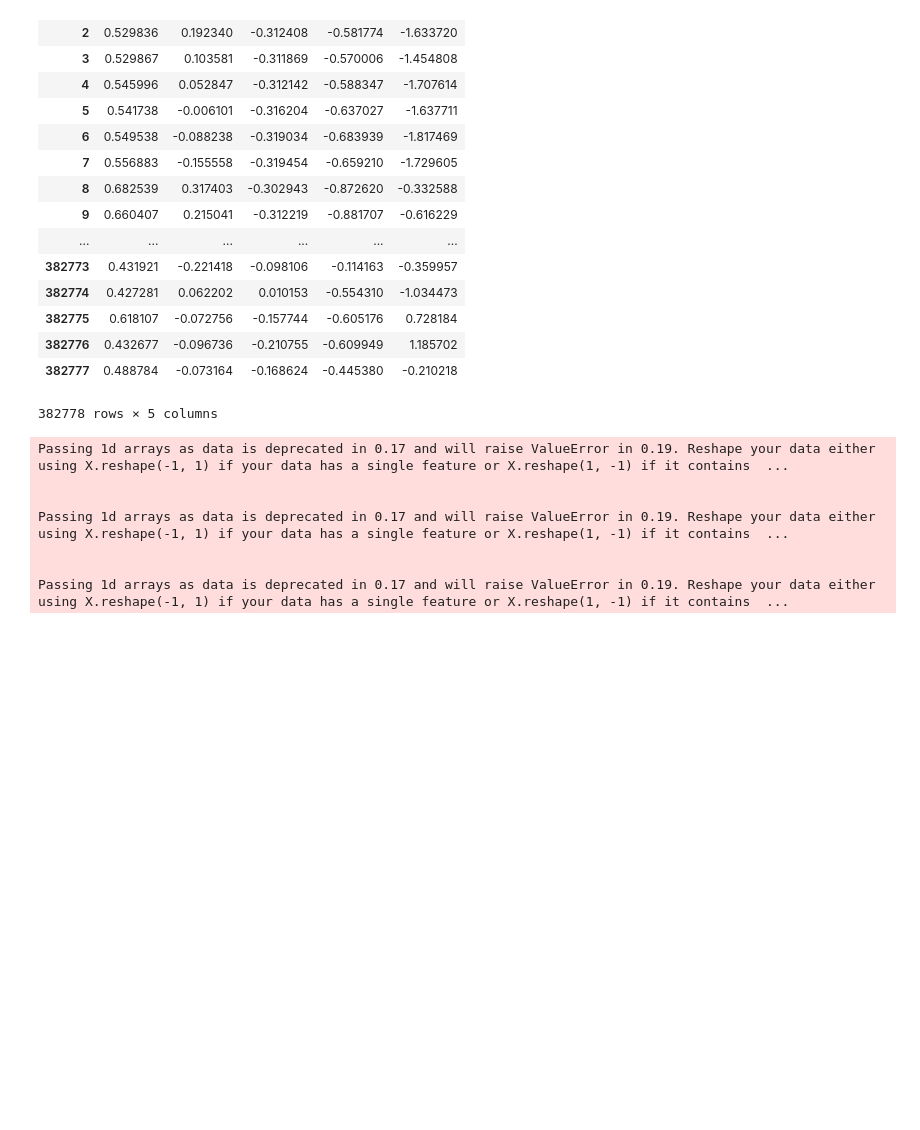
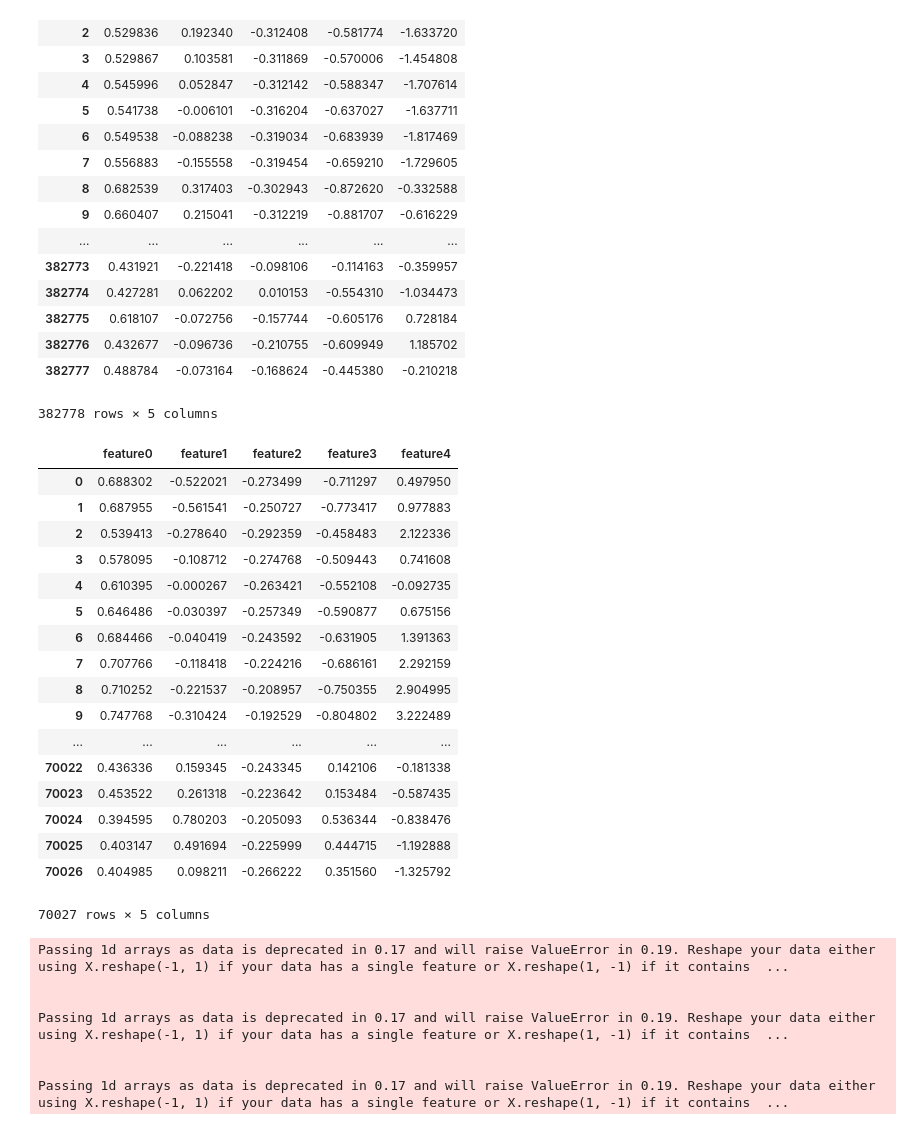
Before and after one commit to yushinliu/lab, a Jupyter notebook: task_1_version_1/Task1.ipynb, the cells around one changed output. Saved outputs shown, nothing was run; the diff lists cells and outputs as text; code cells hidden in the pictures; blank space fills up the shorter version.

```diff
--- a/task_1_version_1/Task1.ipynb
+++ b/task_1_version_1/Task1.ipynb
@@ -460,3 +461,27 @@ feature_eng.fit_transform(X_train.drop('Unnamed: 0',1))
 | 382776 | 0.432677 | -0.096736 | -0.210755 | -0.609949 | 1.185702 |
 | 382777 | 0.488784 | -0.073164 | -0.168624 | -0.445380 | -0.210218 |
 382778 rows × 5 columns
+# %%
+#X_train_scaled=feature_eng.fit_transform(X_train.drop('Unnamed: 0',1))
+X_val_scaled=feature_eng.transform(X_val.drop('Unnamed: 0',1))
+# %%
+X_val_scaled
+# %% [output]
+|  | feature0 | feature1 | feature2 | feature3 | feature4 |
+| 0 | 0.688302 | -0.522021 | -0.273499 | -0.711297 | 0.497950 |
+| 1 | 0.687955 | -0.561541 | -0.250727 | -0.773417 | 0.977883 |
+| 2 | 0.539413 | -0.278640 | -0.292359 | -0.458483 | 2.122336 |
+| 3 | 0.578095 | -0.108712 | -0.274768 | -0.509443 | 0.741608 |
+| 4 | 0.610395 | -0.000267 | -0.263421 | -0.552108 | -0.092735 |
+| 5 | 0.646486 | -0.030397 | -0.257349 | -0.590877 | 0.675156 |
+| 6 | 0.684466 | -0.040419 | -0.243592 | -0.631905 | 1.391363 |
+| 7 | 0.707766 | -0.118418 | -0.224216 | -0.686161 | 2.292159 |
+| 8 | 0.710252 | -0.221537 | -0.208957 | -0.750355 | 2.904995 |
+| 9 | 0.747768 | -0.310424 | -0.192529 | -0.804802 | 3.222489 |
+| ... | ... | ... | ... | ... | ... |
+| 70022 | 0.436336 | 0.159345 | -0.243345 | 0.142106 | -0.181338 |
+| 70023 | 0.453522 | 0.261318 | -0.223642 | 0.153484 | -0.587435 |
+| 70024 | 0.394595 | 0.780203 | -0.205093 | 0.536344 | -0.838476 |
+| 70025 | 0.403147 | 0.491694 | -0.225999 | 0.444715 | -1.192888 |
+| 70026 | 0.404985 | 0.098211 | -0.266222 | 0.351560 | -1.325792 |
+70027 rows × 5 columns
```
Also changed, not shown: parts of 31 cells of this notebook.
